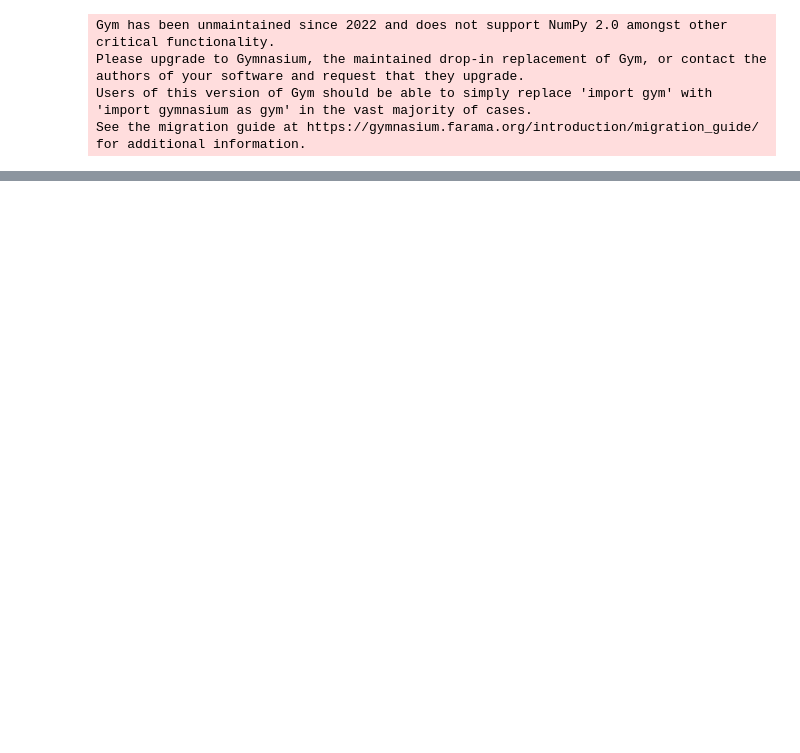
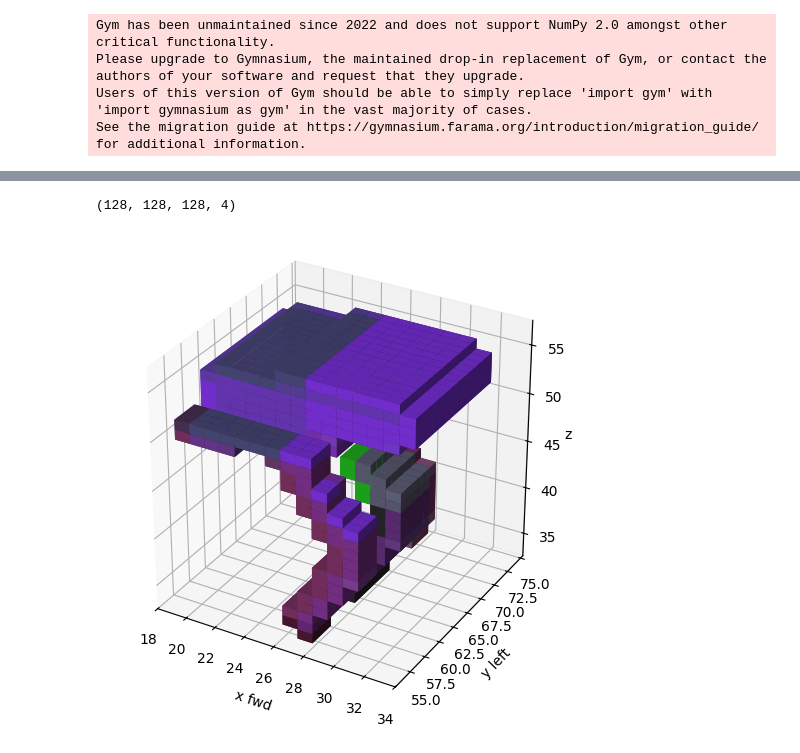
Before and after one commit to dexterdley/ORTHOWORLDS, a Jupyter notebook: ortho/gen_orthographic_worlds.ipynb, the cells around one changed output, grey strips where cells are left out. Cells and saved outputs as stored; diff of their text form; code cells hidden in the pictures; blank space fills up the shorter version.

```diff
--- a/ortho/gen_orthographic_worlds.ipynb
+++ b/ortho/gen_orthographic_worlds.ipynb
@@ -163,0 +183,47 @@ SyntaxError: 'break' outside loop (668683560.py, line 1)
+# %%
+def rgb_small(image):
+    """RGB uint8 (H,W,3) -> float (N,N,3) in [0,1], same resize as mask()."""
+    im = Image.fromarray(image.astype(np.uint8)).convert("RGB").resize((N, N), Image.NEAREST)
+    return np.asarray(im, dtype=np.float32) / 255.
+
+# Align colours exactly like the masks: [row, col, c] -> [axis1, axis2, c]
+Tc = rgb_small(im_top_down).transpose(1, 0, 2)          # Tc[x, y]
+Sc = rgb_small(im_side)[::-1].transpose(1, 0, 2)        # Sc[x, z]
+Rc = rgb_small(im_rear)[::-1].transpose(1, 0, 2)        # Rc[y, z]
+
+# Broadcast each view's colour into 3D: (N,N,N,3)
+C_top  = np.broadcast_to(Tc[:, :, None, :], (N, N, N, 3))
+C_side = np.broadcast_to(Sc[:, None, :, :], (N, N, N, 3))
+C_rear = np.broadcast_to(Rc[None, :, :, :], (N, N, N, 3))
+
+def first_hit(V, axis, from_high):
+    """Voxels that are the first occupied cell along `axis`, seen from the high or low end."""
+    W = np.flip(V, axis) if from_high else V
+    hit = W & (np.cumsum(W, axis=axis) == 1)
+    return np.flip(hit, axis) if from_high else hit
+
+# Camera directqions: flip `from_high` if colours land on the wrong side
+vis_top  = first_hit(V, axis=2, from_high=True)    # looking down from +z
+vis_side = first_hit(V, axis=1, from_high=True)    # camera on +y (left) side
+vis_rear = first_hit(V, axis=0, from_high=False)   # camera behind, at low x
+
+w = np.stack([vis_top, vis_side, vis_rear], -1).astype(np.float32)[..., None]   # (N,N,N,3,1)
+C = np.stack([C_top, C_side, C_rear], -2)                                       # (N,N,N,3,3)
+wsum = w.sum(-2)
+
+V_rgb = np.where(wsum > 0, (w * C).sum(-2) / np.maximum(wsum, 1), C.mean(-2))   # visible -> seen colour
+V_rgb = V_rgb * V[..., None]                                                    # zero outside the hull
+
+V_rgba = np.concatenate([V_rgb, V[..., None].astype(np.float32)], -1)           # (N,N,N,4): RGB + occupancy
+print(V_rgba.shape)
+# %% [output]
+(128, 128, 128, 4)
+# %%
+fig = plt.figure(figsize=(6, 6))
+ax = fig.add_subplot(projection="3d")
+ax.voxels(V, facecolors=V_rgba, edgecolor=None)
+ax.set_xlabel("x fwd"); ax.set_ylabel("y left"); ax.set_zlabel("z up")
+ax.set_box_aspect((1, 1, 1))
+plt.show()
+# %% [output]
+[figure, added]
```
Also changed, not shown: parts of 5 cells of this notebook, 29 other files.
